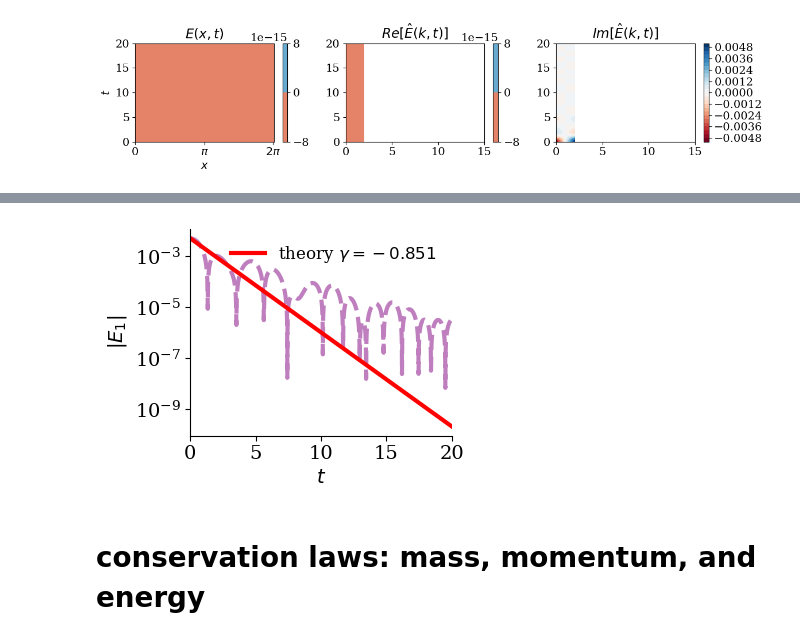
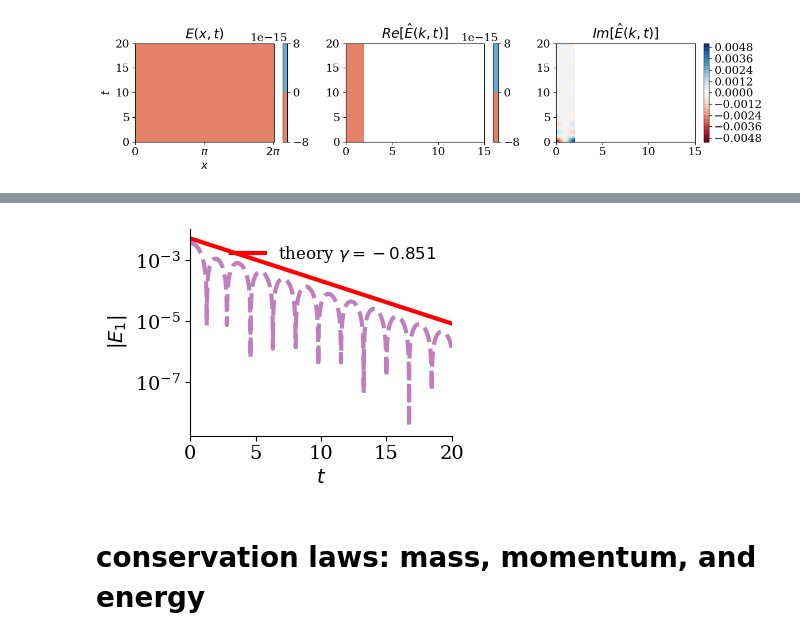
Before and after one commit to opaliss/SpectralSymbolicClosures, a Jupyter notebook: aw_simulation/linear_landau_damping_linear.ipynb, the cells around one changed output, grey strips where cells are left out. Drawn from its saved outputs; the diff is of its cells as text; code cells hidden in the pictures.

```diff
--- a/aw_simulation/linear_landau_damping_linear.ipynb
+++ b/aw_simulation/linear_landau_damping_linear.ipynb
@@ -30,7 +30,7 @@ matplotlib.rc('ytick', labelsize=14)
 # %%
 setup = SimulationSetupFOM(Nx=1,
                            Nx_total=3,
-                           Nv=5,
+                           Nv=3,
                            epsilon=1e-2,
                            alpha_e=np.sqrt(2),
                            alpha_i=np.sqrt(2 / 1836),
@@ -148,22 +148,22 @@ plt.savefig("figs/linear_landau/moment_cascade_" + str(setup.Nv)+ "_closure_" +
 # %%
 # plot the electric field damping rate
 fig, ax = plt.subplots(figsize=(4, 3))
-ax.plot(sol_midpoint_t, np.abs(E_midpoint_coeff[setup.Nx+1]), "--", c="purple", alpha=0.5, linewidth=3)
-ax.plot(sol_midpoint_t, np.exp(-0.851*sol_midpoint_t)*5e-3, linewidth=3, color="red", label=r"theory $\gamma = -0.851$")
+ax.plot(sol_midpoint_t, np.abs(sol_midpoint_u[setup.Nx+1]), "--", c="purple", alpha=0.5, linewidth=3)
+ax.plot(sol_midpoint_t, np.exp(-0.32*sol_midpoint_t)*5e-3, linewidth=3, color="red", label=r"theory $\gamma = -0.851$")
 
 ax.set_yscale("log")
 ax.spines['right'].set_visible(False)
 ax.spines['top'].set_visible(False)
 ax.set_ylabel("$|E_{1}|$")
 ax.set_xlim(setup.T0, setup.T)
 ax.set_xlabel("$ t$")
 legend = ax.legend(ncols=1, fancybox=False, shadow=False, fontsize=12, loc='upper right')
 legend.get_frame().set_alpha(0)
 ax.set_xticks([0,5, 10, 15, 20])
 plt.tight_layout()
 plt.savefig("figs/linear_landau/electric_field_damping_" + str(setup.Nv)+ "_closure_" + str(setup.closure_type) + "_collisions_" + str(setup.col_type) + ".png", dpi=200)
 # %% [output]
-[figure, old version]
+[figure, new version]
 # %% [markdown]
 # conservation laws: mass, momentum, and energy
 # %% [markdown]
```
Also changed, not shown: parts of 2 cells of this notebook, 2 other files.
